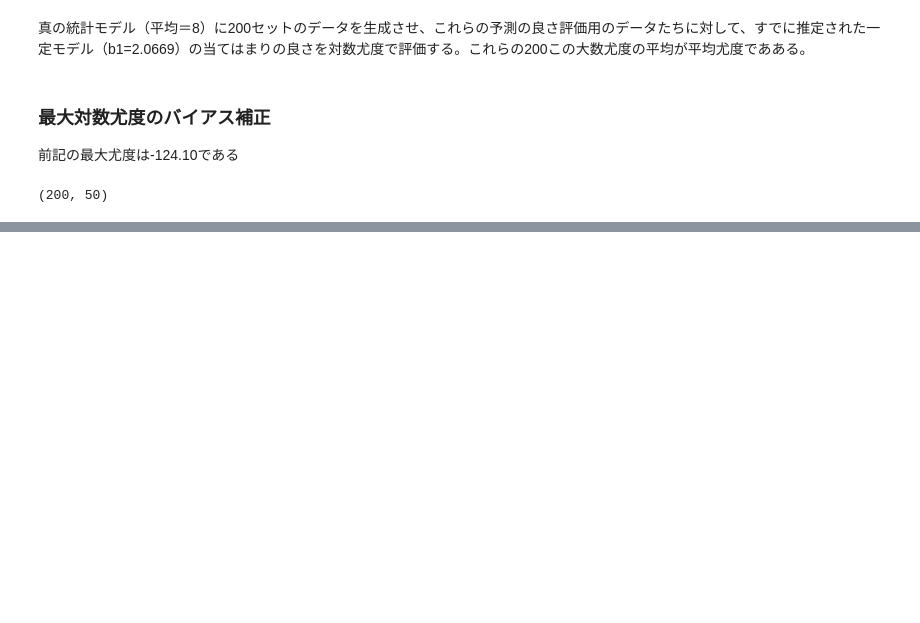
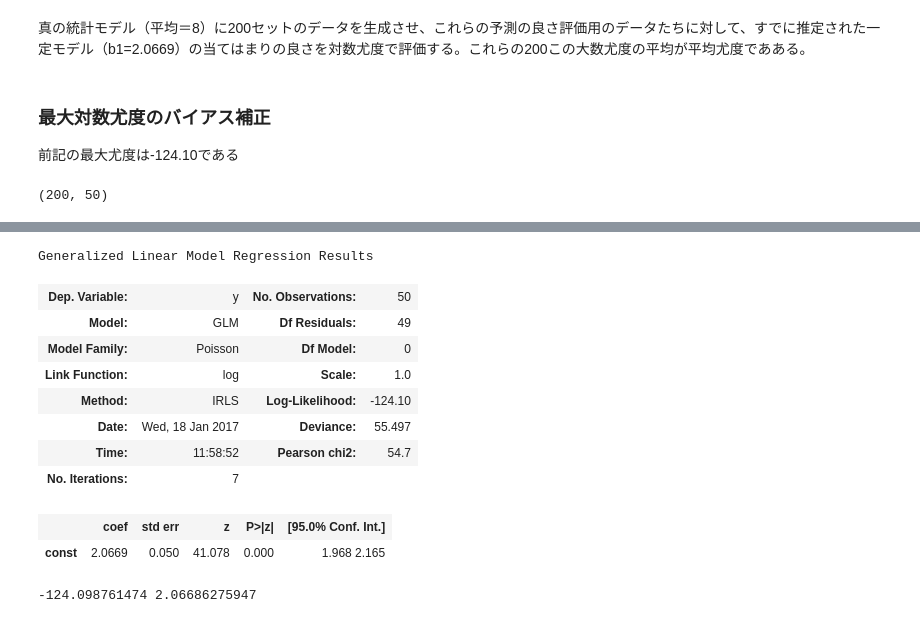
Before and after one commit to kyohei-koga/stastical_modeling_for-_data_analysis, a Jupyter notebook: 04aic_and_goodness_of_prediction_of_models/4-1.ipynb, the cells around one changed output, grey strips where cells are left out. Cells and saved outputs as stored; diff of their text form; code cells hidden in the pictures; blank space fills up the shorter version.

```diff
--- a/04aic_and_goodness_of_prediction_of_models/4-1.ipynb
+++ b/04aic_and_goodness_of_prediction_of_models/4-1.ipynb
@@ -378,0 +370,22 @@ array([-120.94408323, -134.81498654, -116.83188806, -119.17177347,
+# %%
+#観測データの生成
+np.random.seed(2)
+y_ob = np.random.poisson(8,[12,50])
+x_ob = np.random.uniform(-2,2,[12,50])
+const = np.ones(50)
+# %%
+model = sm.GLM(y_ob[0],const,sm.families.Poisson())
+result = model.fit()
+result.summary()
+# %% [output]
+Generalized Linear Model Regression Results
+| Dep. Variable: | y | No. Observations: | 50 |
+| Model: | GLM | Df Residuals: | 49 |
+| Model Family: | Poisson | Df Model: | 0 |
+| Link Function: | log | Scale: | 1.0 |
+| Method: | IRLS | Log-Likelihood: | -124.10 |
+| Date: | Wed, 18 Jan 2017 | Deviance: | 55.497 |
+| Time: | 11:58:52 | Pearson chi2: | 54.7 |
+| No. Iterations: | 7 |  |  |
+|  | coef | std err | z | P>|z| | [95.0% Conf. Int.] |
+| const | 2.0669 | 0.050 | 41.078 | 0.000 | 1.968 2.165 |
@@ -378,0 +395,4 @@ array([-120.94408323, -134.81498654, -116.83188806, -119.17177347,
+# %%
+print llh,parm
+# %% [output]
+-124.098761474 2.06686275947
```
Also changed, not shown: parts of 11 cells of this notebook.
